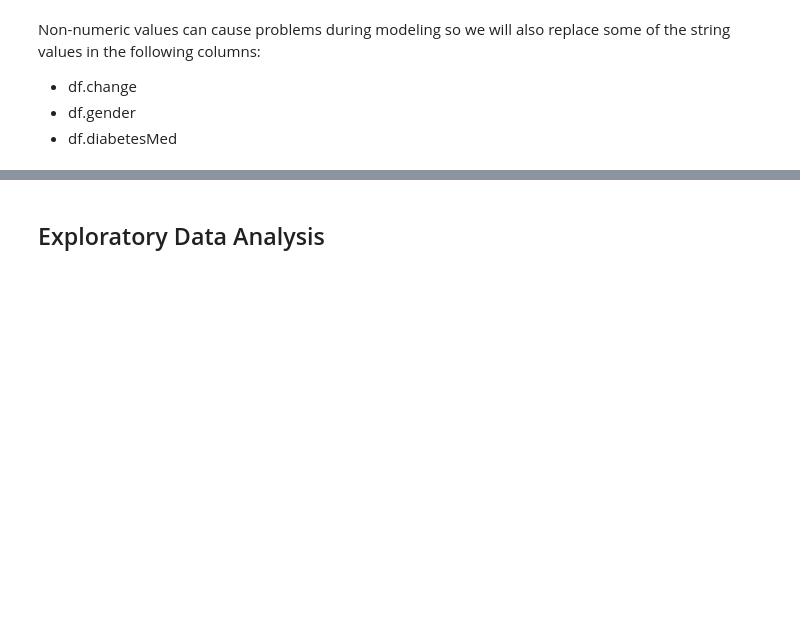
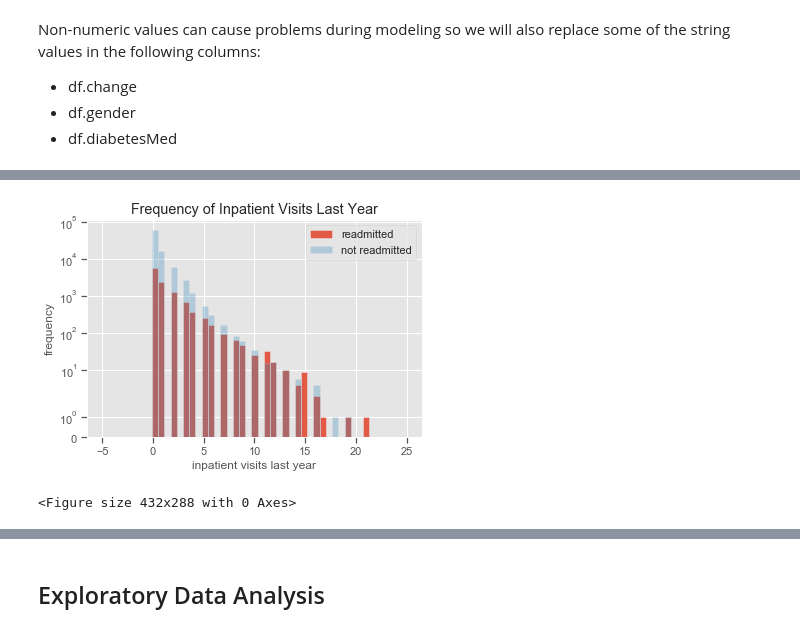
Before and after one commit to clstaub/Predicting_Hospital_Readmissions, a Jupyter notebook: Preprocessing_EDA.ipynb, the cells around one changed output, grey strips where cells are left out. Cells and saved outputs as stored; diff of their text form; code cells hidden in the pictures; blank space fills up the shorter version.

```diff
--- a/Preprocessing_EDA.ipynb
+++ b/Preprocessing_EDA.ipynb
@@ -209,0 +239,16 @@ df['gender'].replace({'Male':1, 'Female':0},inplace=True)
+# %%
+readmit = readmitsdf['number_inpatient']
+nonreadmit = negdf['number_inpatient']
+bins = np.linspace(-5,25)
+plt.hist(readmit, bins, alpha=0.9, label='readmitted')
+plt.hist(nonreadmit, bins, alpha=0.3, label='not readmitted')
+plt.legend(loc='upper right')
+plt.yscale('symlog')
+plt.xlabel('inpatient visits last year')
+plt.ylabel('frequency')
+plt.title('Frequency of Inpatient Visits Last Year')
+plt.show()
+plt.savefig('img/inpatient_visits.png')
+# %% [output]
+[figure, added]
+<Figure size 432x288 with 0 Axes>
```
Also changed, not shown: parts of 45 cells of this notebook, 11 other files.
